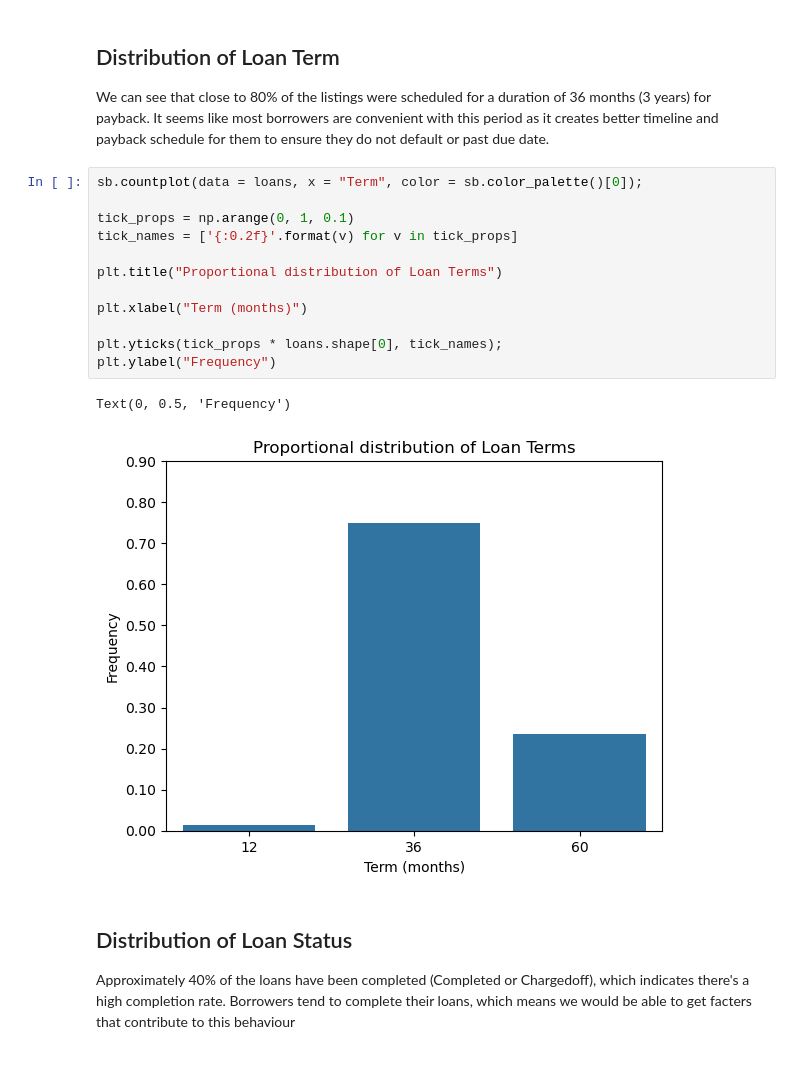
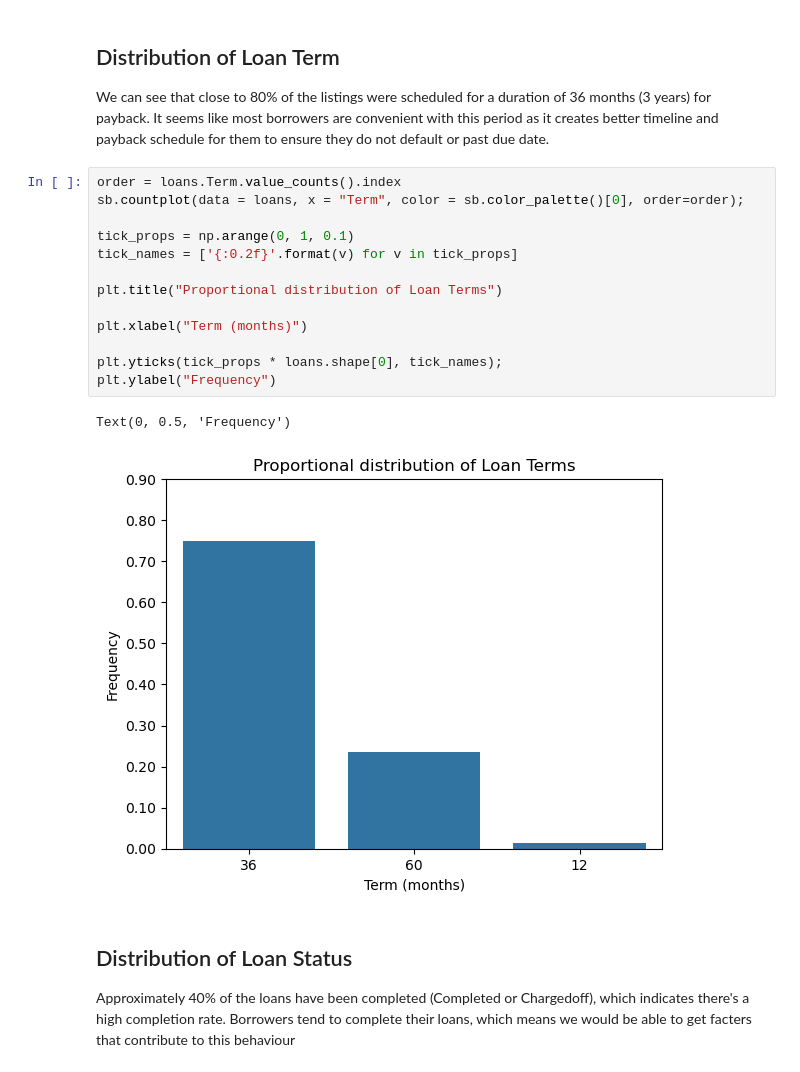
Before and after one commit to ismailomodara/prosper-loan-analysis, a Jupyter notebook: Prosper_Loans_Data_Part2.ipynb, the cells around one changed output. Cells and saved outputs as stored; diff of their text form.

Commit message:
Updated Ordering Logic for BarChart Visualisations

```diff
--- a/Prosper_Loans_Data_Part2.ipynb
+++ b/Prosper_Loans_Data_Part2.ipynb
@@ -30,20 +30,21 @@ loans = pd.read_csv('prosperLoanDataClean.csv')
 
 We can see that close to 80% of the listings were scheduled for a duration of 36 months (3 years) for payback. It seems like most borrowers are convenient with this period as it creates better timeline and payback schedule for them to ensure they do not default or past due date.
 # %%
-sb.countplot(data = loans, x = "Term", color = sb.color_palette()[0]);
+order = loans.Term.value_counts().index
+sb.countplot(data = loans, x = "Term", color = sb.color_palette()[0], order=order);
 
 tick_props = np.arange(0, 1, 0.1)
 tick_names = ['{:0.2f}'.format(v) for v in tick_props]
 
 plt.title("Proportional distribution of Loan Terms")
 
 plt.xlabel("Term (months)")
 
 plt.yticks(tick_props * loans.shape[0], tick_names);
 plt.ylabel("Frequency")
 # %% [output]
 Text(0, 0.5, 'Frequency')
-[figure, old version]
+[figure, new version]
 # %% [markdown]
 ## Distribution of Loan Status
 
```
Also changed, not shown: parts of 3 cells of this notebook, 3 other files.
